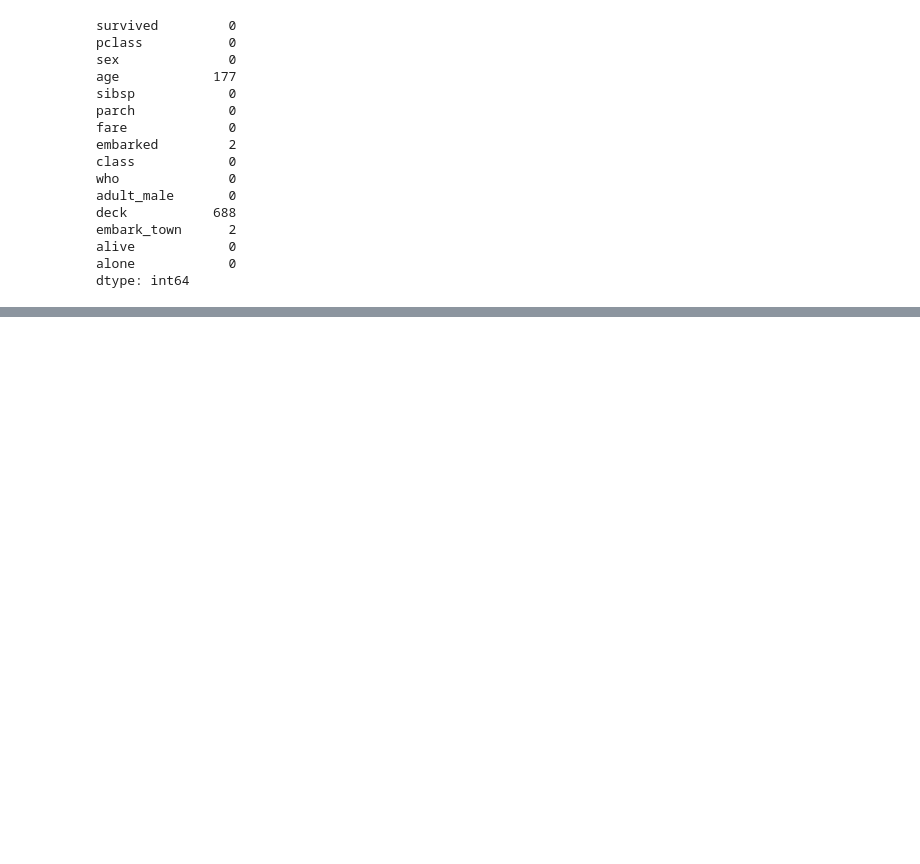
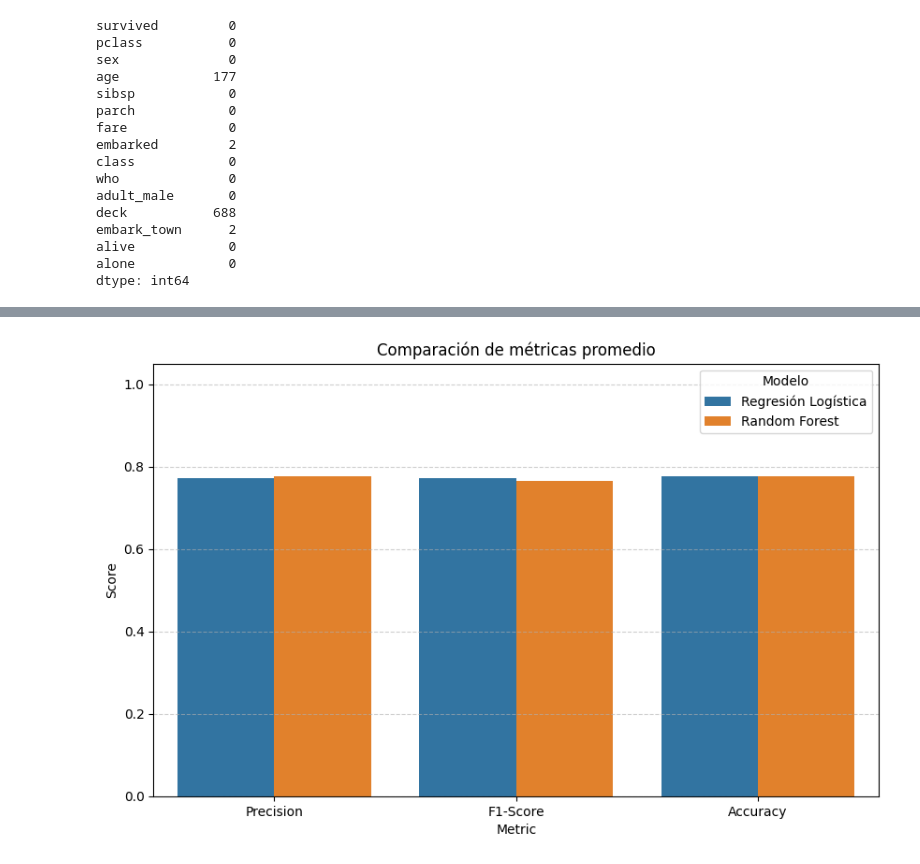
Before and after one commit to lautaorsi/AI-IBM-COURSE, a Jupyter notebook: ML-WITH-PYTHON/Final-Project/Practice/Titanic.ipynb, the cells around one changed output, grey strips where cells are left out. Cells and saved outputs as stored; diff of their text form; code cells hidden in the pictures; blank space fills up the shorter version.

```diff
--- a/ML-WITH-PYTHON/Final-Project/Practice/Titanic.ipynb
+++ b/ML-WITH-PYTHON/Final-Project/Practice/Titanic.ipynb
@@ -95,0 +308,27 @@ Por último, armemos el split de entrenamiento/validación
+# %%
+regression_report = classification_report(Y_test, logistical_regression_y_pred, output_dict=True)
+forest_report = classification_report(Y_test, random_forest_y_pred, output_dict=True)
+
+plot_data = [
+    {'Metric': 'Precision', 'Value': regression_report['weighted avg']['precision'], 'Modelo': 'Regresión Logística'},
+    {'Metric': 'F1-Score', 'Value': regression_report['weighted avg']['f1-score'], 'Modelo': 'Regresión Logística'},
+    {'Metric': 'Accuracy', 'Value': regression_report['accuracy'], 'Modelo': 'Regresión Logística'},
+
+    {'Metric': 'Precision', 'Value': forest_report['weighted avg']['precision'], 'Modelo': 'Random Forest'},
+    {'Metric': 'F1-Score', 'Value': forest_report['weighted avg']['f1-score'], 'Modelo': 'Random Forest'},
+    {'Metric': 'Accuracy', 'Value': forest_report['accuracy'], 'Modelo': 'Random Forest'}
+]
+
+df = pd.DataFrame(plot_data)
+
+plt.figure(figsize=(10, 6))
+sns.barplot(data=df, x='Metric', y='Value', hue='Modelo')
+
+plt.title('Comparación de métricas promedio')
+plt.ylim(0,1.05)
+plt.ylabel('Score')
+plt.grid(axis='y', linestyle='--', alpha=0.6)
+
+plt.show()
+# %% [output]
+[figure, added]
```
Also changed, not shown: parts of 28 cells of this notebook.
